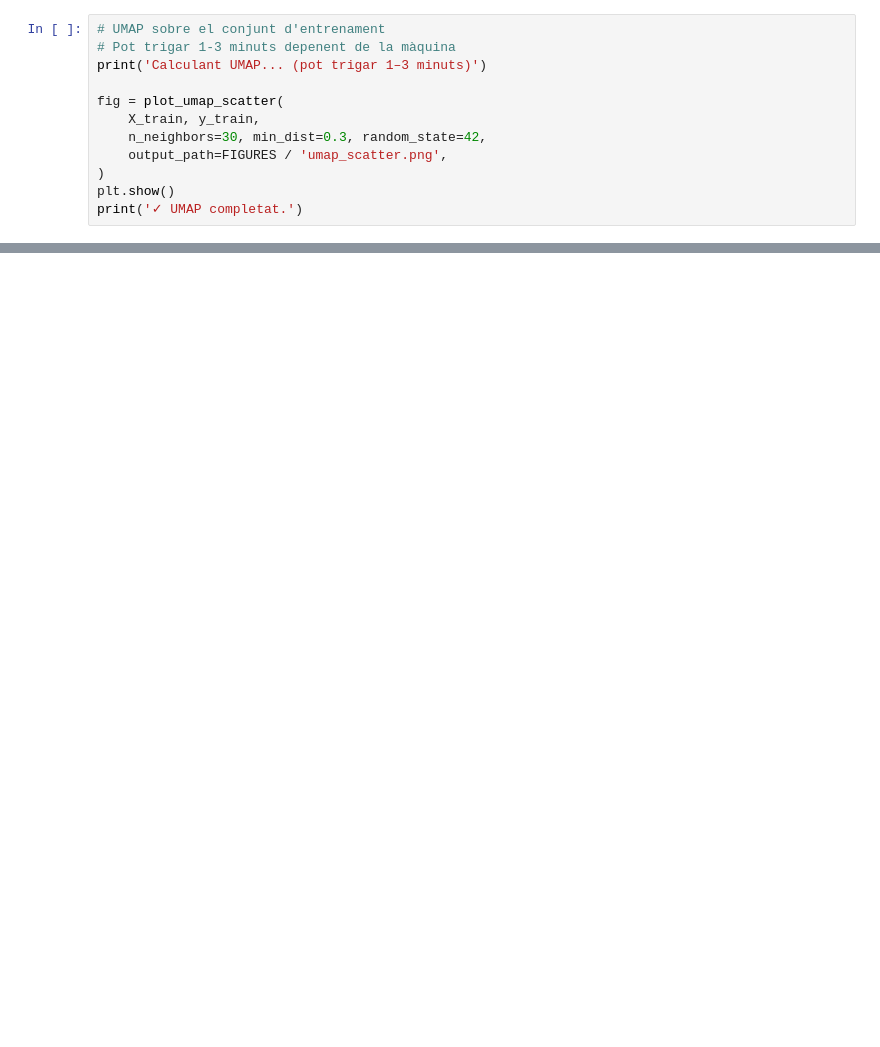
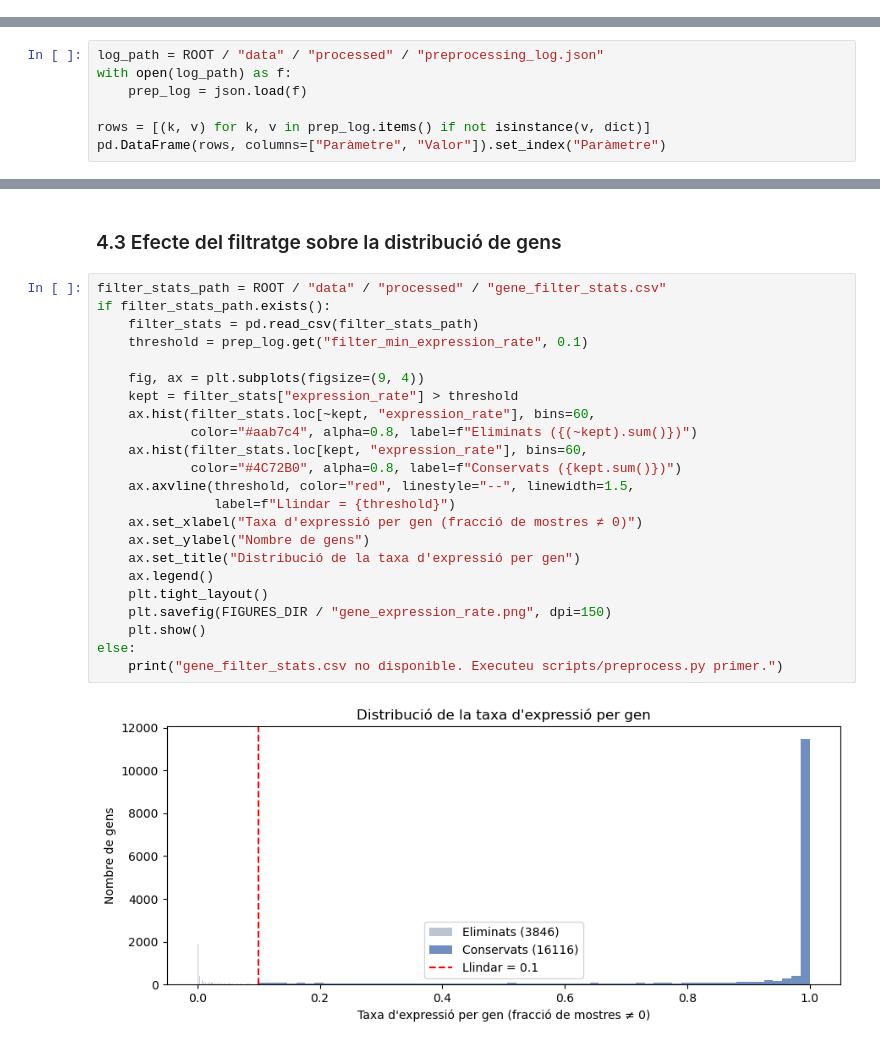
Before and after one commit to MartiRiveroGarcia/tcga-coad-cms-ml-pipeline, a Jupyter notebook: notebooks/data_exploration.ipynb, the cells around one changed output, grey strips where cells are left out. Saved outputs shown, nothing was run; the diff lists cells and outputs as text; blank space fills up the shorter version.

```diff
--- a/notebooks/data_exploration.ipynb
+++ b/notebooks/data_exploration.ipynb
@@ -957,12 +0,0 @@ IndexError: only integers, slices (`:`), ellipsis (`...`), numpy.newaxis (`None`
-# %%
-# UMAP sobre el conjunt d'entrenament
-# Pot trigar 1-3 minuts depenent de la màquina
-print('Calculant UMAP... (pot trigar 1–3 minuts)')
-
-fig = plot_umap_scatter(
-    X_train, y_train,
-    n_neighbors=30, min_dist=0.3, random_state=42,
-    output_path=FIGURES / 'umap_scatter.png',
-)
-plt.show()
-print('✓ UMAP completat.')
@@ -1024,0 +76,7 @@ Les dades preprocessades contenen informació biológica suficient per entrenar
+# %%
+log_path = ROOT / "data" / "processed" / "preprocessing_log.json"
+with open(log_path) as f:
+    prep_log = json.load(f)
+
+rows = [(k, v) for k, v in prep_log.items() if not isinstance(v, dict)]
+pd.DataFrame(rows, columns=["Paràmetre", "Valor"]).set_index("Paràmetre")
@@ -1024,0 +137,27 @@ Les dades preprocessades contenen informació biológica suficient per entrenar
+# %% [markdown]
+### 4.3 Efecte del filtratge sobre la distribució de gens
+# %%
+filter_stats_path = ROOT / "data" / "processed" / "gene_filter_stats.csv"
+if filter_stats_path.exists():
+    filter_stats = pd.read_csv(filter_stats_path)
+    threshold = prep_log.get("filter_min_expression_rate", 0.1)
+
+    fig, ax = plt.subplots(figsize=(9, 4))
+    kept = filter_stats["expression_rate"] > threshold
+    ax.hist(filter_stats.loc[~kept, "expression_rate"], bins=60,
+            color="#aab7c4", alpha=0.8, label=f"Eliminats ({(~kept).sum()})")
+    ax.hist(filter_stats.loc[kept, "expression_rate"], bins=60,
+            color="#4C72B0", alpha=0.8, label=f"Conservats ({kept.sum()})")
+    ax.axvline(threshold, color="red", linestyle="--", linewidth=1.5,
+               label=f"Llindar = {threshold}")
+    ax.set_xlabel("Taxa d'expressió per gen (fracció de mostres ≠ 0)")
+    ax.set_ylabel("Nombre de gens")
+    ax.set_title("Distribució de la taxa d'expressió per gen")
+    ax.legend()
+    plt.tight_layout()
+    plt.savefig(FIGURES_DIR / "gene_expression_rate.png", dpi=150)
+    plt.show()
+else:
+    print("gene_filter_stats.csv no disponible. Executeu scripts/preprocess.py primer.")
+# %% [output]
+[figure, added]
```
Also changed, not shown: parts of 69 cells of this notebook, 14 other files.
